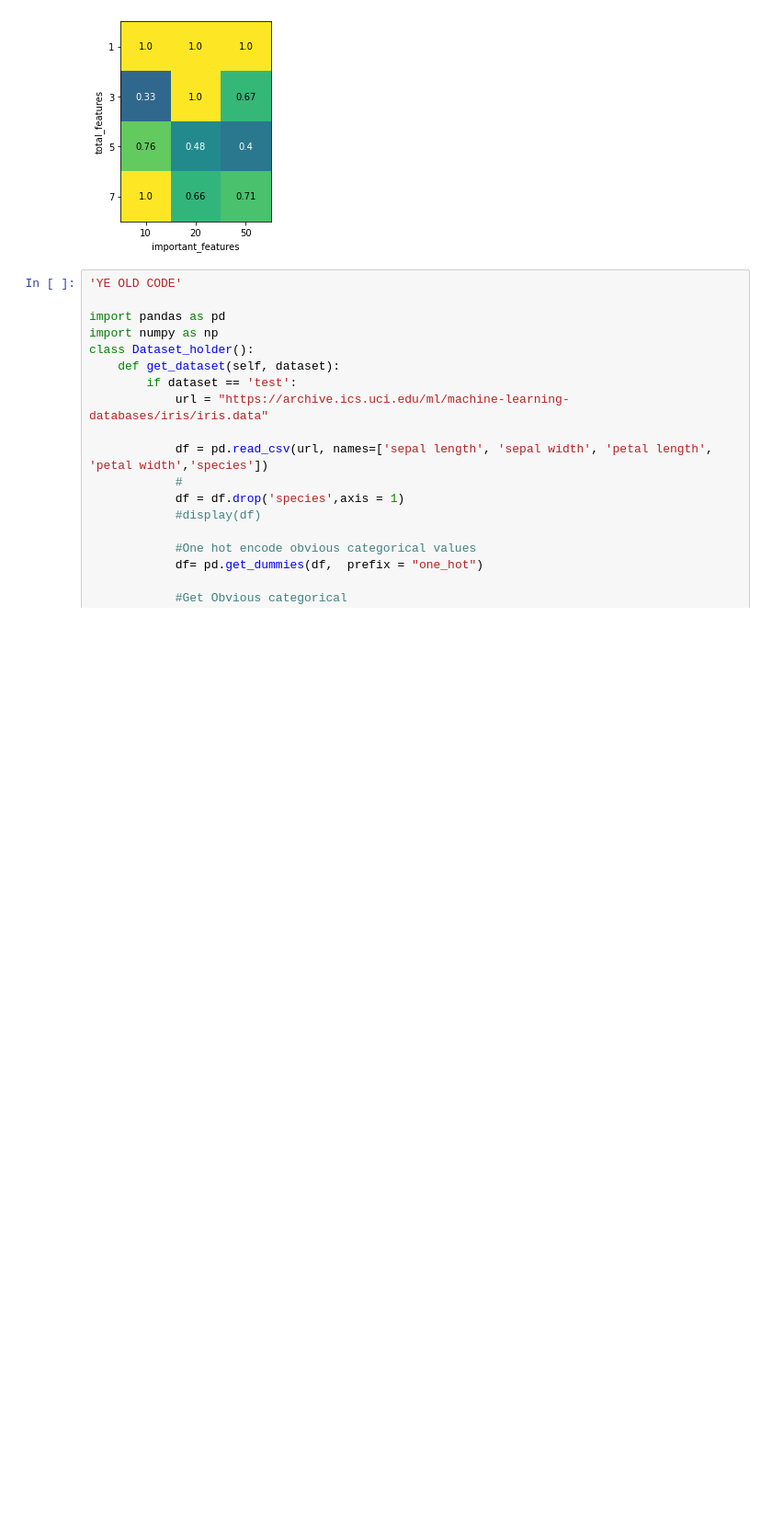
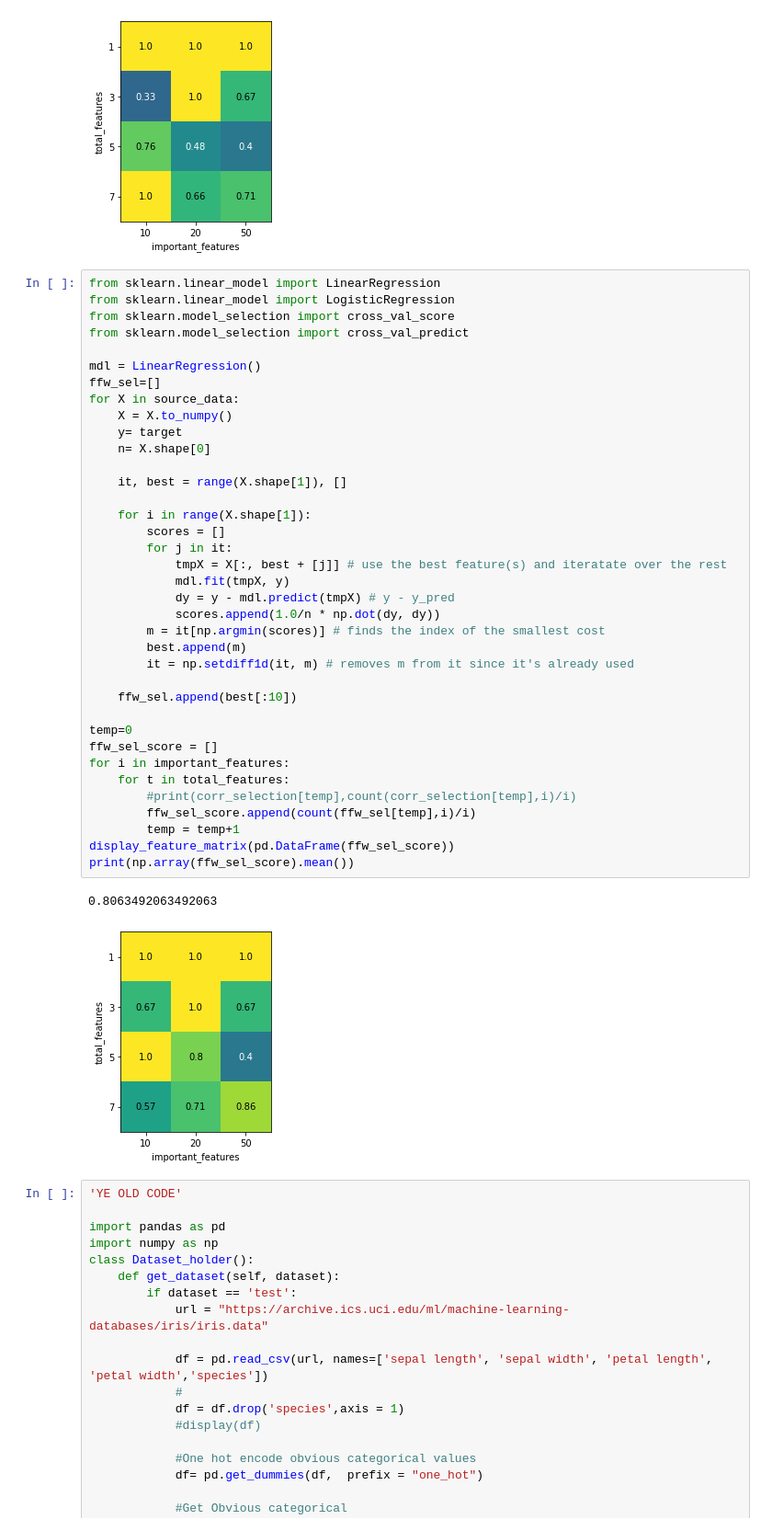
Before and after one commit to CristianLeoni/Master_thesis, a Jupyter notebook: dataset_exploration.ipynb, the cells around one changed output. Shown at 92% size. Cells and saved outputs as stored; diff of their text form; blank space fills up the shorter version.

```diff
--- a/dataset_exploration.ipynb
+++ b/dataset_exploration.ipynb
@@ -952,6 +952,46 @@ for classifier in data_all['classifier'].unique():
 <class 'classifiers.Naive_Bayes_classifier'>
 0.7509523809523809
 [figure]
+# %%
+from sklearn.linear_model import LinearRegression
+from sklearn.linear_model import LogisticRegression
+from sklearn.model_selection import cross_val_score
+from sklearn.model_selection import cross_val_predict
+
+mdl = LinearRegression()
+ffw_sel=[]
+for X in source_data:
+    X = X.to_numpy()
+    y= target
+    n= X.shape[0]
+
+    it, best = range(X.shape[1]), []
+
+    for i in range(X.shape[1]):
+        scores = []
+        for j in it:
+            tmpX = X[:, best + [j]] # use the best feature(s) and iteratate over the rest
+            mdl.fit(tmpX, y)
+            dy = y - mdl.predict(tmpX) # y - y_pred
+            scores.append(1.0/n * np.dot(dy, dy))
+        m = it[np.argmin(scores)] # finds the index of the smallest cost
+        best.append(m)
+        it = np.setdiff1d(it, m) # removes m from it since it's already used
+
+    ffw_sel.append(best[:10])
+
+temp=0
+ffw_sel_score = []
+for i in important_features:
+    for t in total_features:
+        #print(corr_selection[temp],count(corr_selection[temp],i)/i)
+        ffw_sel_score.append(count(ffw_sel[temp],i)/i)
+        temp = temp+1
+display_feature_matrix(pd.DataFrame(ffw_sel_score))
+print(np.array(ffw_sel_score).mean())
+# %% [output]
+0.8063492063492063
+[figure, added]
 # %%
 'YE OLD CODE'
 
```
Also changed, not shown: parts of 7 cells of this notebook, 7 other files.
